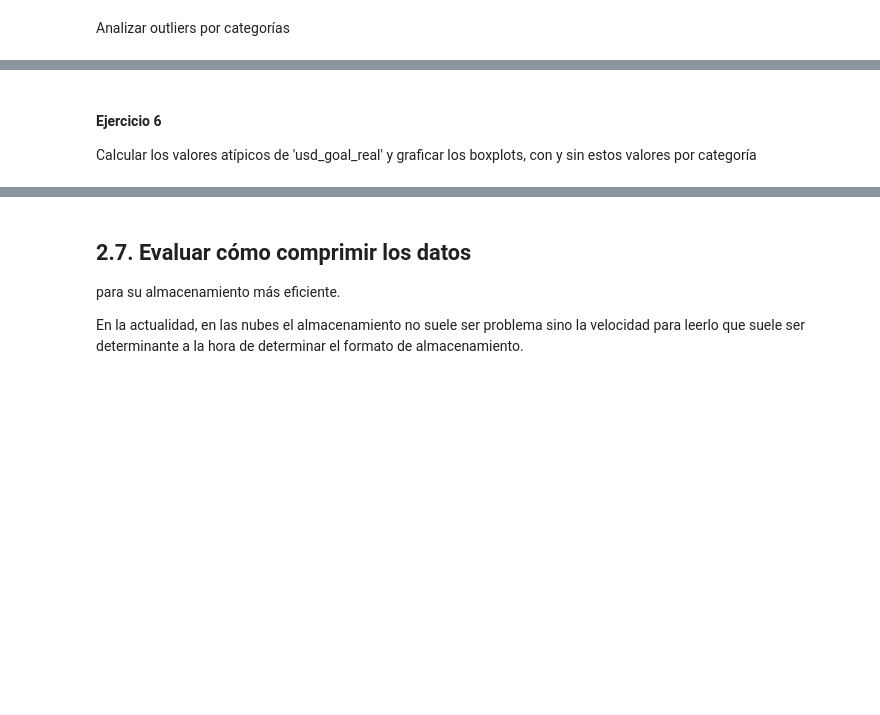
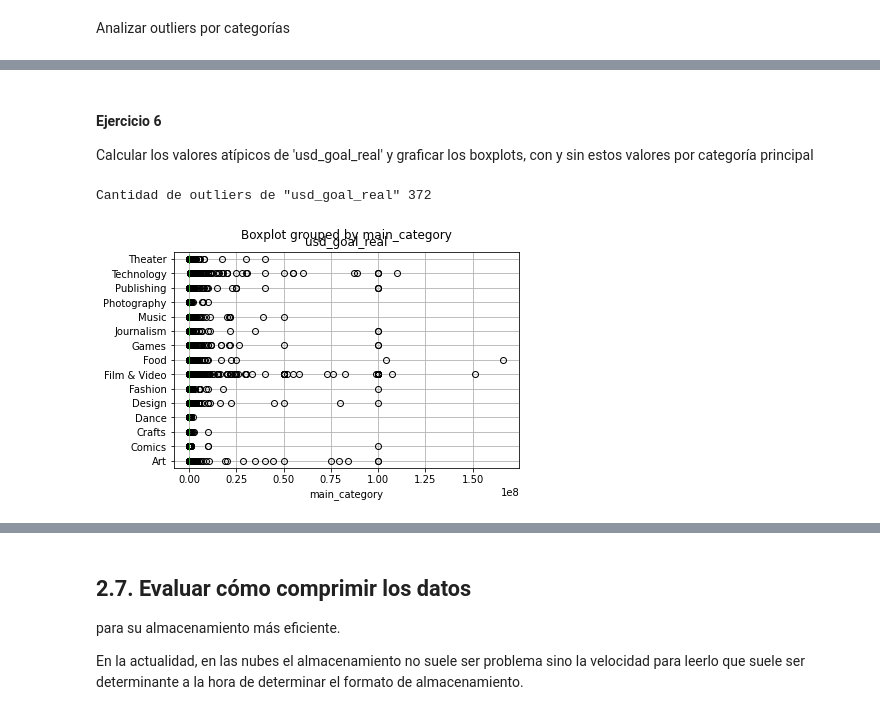
Before and after one commit to dyvanoff/Diplo2020Grupo3, a Jupyter notebook: AnalisisyCuracion/Grupo3_Importando_los_datos.ipynb, the cells around one changed output, grey strips where cells are left out. Drawn from its saved outputs; the diff is of its cells as text; code cells hidden in the pictures; blank space fills up the shorter version.

```diff
--- a/AnalisisyCuracion/Grupo3_Importando_los_datos.ipynb
+++ b/AnalisisyCuracion/Grupo3_Importando_los_datos.ipynb
@@ -660,4 +1197,16 @@ kickstarter_2018.boxplot(column='usd_goal_real',by='state');
 # %% [markdown]
 #### Ejercicio 6
 
-Calcular los valores atípicos de 'usd_goal_real' y graficar los boxplots, con y sin estos valores por categoría
+Calcular los valores atípicos de 'usd_goal_real' y graficar los boxplots, con y sin estos valores por categoría principal
+# %%
+outliers2 = kickstarter_2018[kickstarter_2018.usd_goal_real > (kickstarter_2018.usd_goal_real.mean() +
+                                                            3 * kickstarter_2018.usd_goal_real.std())]
+print('Cantidad de outliers de "usd_goal_real"', len(outliers2))
+outliers2
+# %% [output]
+Cantidad de outliers de "usd_goal_real" 372
+# %%
+#Boxplot de "usd_goal_real" con outliers
+kickstarter_2018.boxplot(column='usd_goal_real',by='main_category', vert=False);
+# %% [output]
+[figure, added]
```
Also changed, not shown: parts of 81 cells of this notebook.
